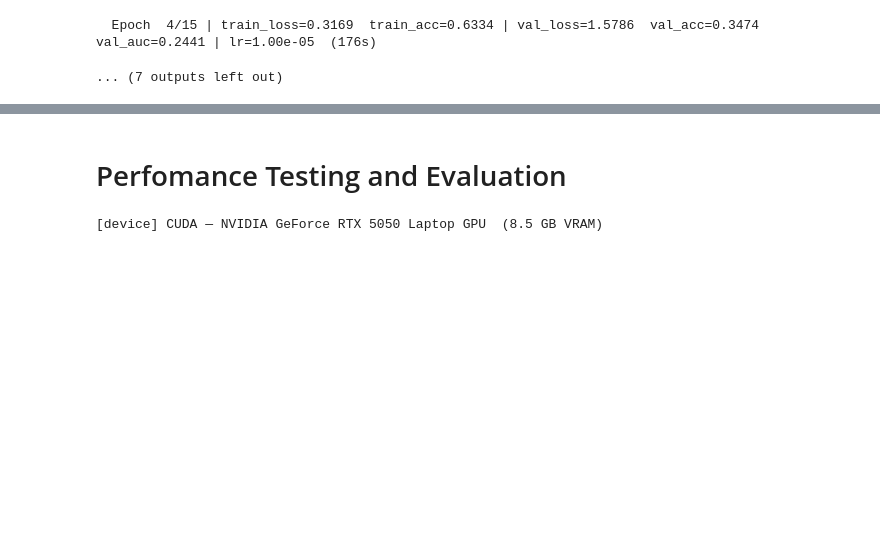
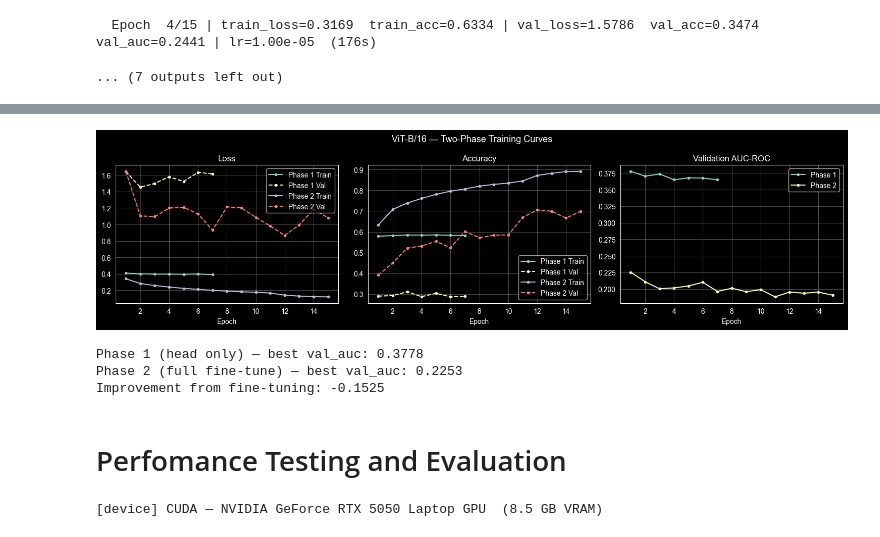
Before and after one commit to TNKAAG/deepfake-detection, a Jupyter notebook: src/notebooks/main.ipynb, the cells around one changed output, grey strips where cells are left out. Saved outputs shown, nothing was run; the diff lists cells and outputs as text; code cells hidden in the pictures; blank space fills up the shorter version.

```diff
--- a/src/notebooks/main.ipynb
+++ b/src/notebooks/main.ipynb
@@ -300,3 +394,60 @@ for phase_num in [1, 2]:
+# %%
+log = pd.read_csv(MODELS_DIR / 'vit_training_log.csv')
+
+fig, axes = plt.subplots(1, 3, figsize=(15, 4))
+
+# Loss
+for phase_num in [1, 2]:
+    phase_log = log[log['phase'] == phase_num]
+    label = f'Phase {phase_num}'
+    axes[0].plot(phase_log['epoch'], phase_log['train_loss'],
+                 label=f'{label} Train', marker='o', markersize=3)
+    axes[0].plot(phase_log['epoch'], phase_log['val_loss'],
+                 label=f'{label} Val', marker='o', markersize=3, linestyle='--')
+axes[0].set_title('Loss')
+axes[0].set_xlabel('Epoch')
+axes[0].legend()
+axes[0].grid(alpha=0.3)
+
+# Accuracy
+for phase_num in [1, 2]:
+    phase_log = log[log['phase'] == phase_num]
+    label = f'Phase {phase_num}'
+    axes[1].plot(phase_log['epoch'], phase_log['train_acc'],
+                 label=f'{label} Train', marker='o', markersize=3)
+    axes[1].plot(phase_log['epoch'], phase_log['val_acc'],
+                 label=f'{label} Val', marker='o', markersize=3, linestyle='--')
+axes[1].set_title('Accuracy')
+axes[1].set_xlabel('Epoch')
+axes[1].legend()
+axes[1].grid(alpha=0.3)
+
+# AUC-ROC
+for phase_num in [1, 2]:
+    phase_log = log[log['phase'] == phase_num]
+    axes[2].plot(phase_log['epoch'], phase_log['val_auc'],
+                 label=f'Phase {phase_num}', marker='o', markersize=3)
+axes[2].set_title('Validation AUC-ROC')
+axes[2].set_xlabel('Epoch')
+axes[2].legend()
+axes[2].grid(alpha=0.3)
+
+plt.suptitle('ViT-B/16 — Two-Phase Training Curves', fontsize=13)
+plt.tight_layout()
+plt.show()
+
+# Best metrics
+phase1_best_auc = log[log['phase'] == 1]['val_auc'].max()
+phase2_best_auc = log[log['phase'] == 2]['val_auc'].max()
+
+print(f"Phase 1 (head only) — best val_auc: {phase1_best_auc:.4f}")
+print(f"Phase 2 (full fine-tune) — best val_auc: {phase2_best_auc:.4f}")
+print(f"Improvement from fine-tuning: {phase2_best_auc - phase1_best_auc:+.4f}")
+# %% [output]
+[figure, added]
+Phase 1 (head only) — best val_auc: 0.3778
+Phase 2 (full fine-tune) — best val_auc: 0.2253
+Improvement from fine-tuning: -0.1525
 # %% [markdown]
 # Perfomance Testing and Evaluation
 # %%
```
Also changed, not shown: parts of 11 cells of this notebook, 4 other files.
